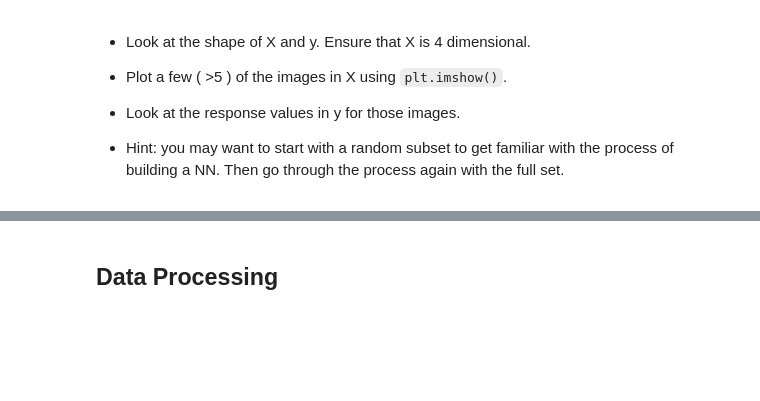
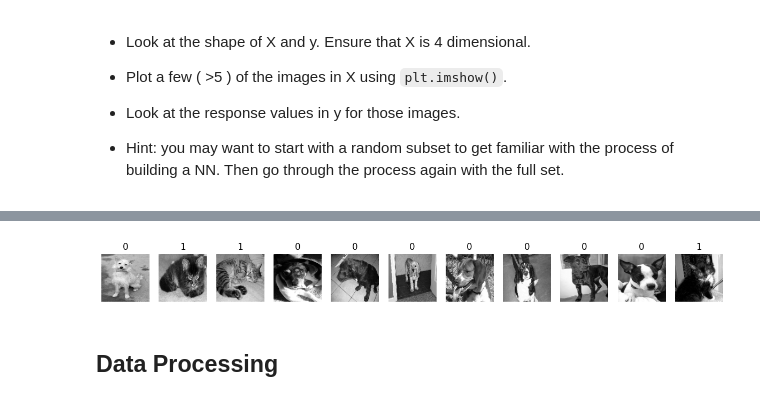
Before and after one commit to cyeef/Data-Science-Portfolio-C21-, a Jupyter notebook: Projects/Project-6/Images-To.Do.List.ipynb, the cells around one changed output, grey strips where cells are left out. Cells and saved outputs as stored; diff of their text form; code cells hidden in the pictures; blank space fills up the shorter version.

```diff
--- a/Projects/Project-6/Images-To.Do.List.ipynb
+++ b/Projects/Project-6/Images-To.Do.List.ipynb
@@ -21,0 +36,3 @@ pd.DataFrame?
+# %%
+target_url = "https://ddc-datascience.s3.amazonaws.com/Projects/Project.6-Images/Data/y.pickle"
+target_url
@@ -21,0 +41,3 @@ pd.DataFrame?
+# %%
+target = pd.read_pickle( target_url )
+type(target)
@@ -26,0 +61,2 @@ pd.DataFrame?
+# %%
+image_array = image_array / 255
@@ -26,0 +77,2 @@ pd.DataFrame?
+# %%
+target = np.array(target)
@@ -38,3 +122,18 @@ pd.DataFrame?
+# %%
+import matplotlib.pyplot as plt
+
+# Create a grid for 11 images
+fig, axes = plt.subplots(1, 11, figsize=(15, 3))
+
+for i, ax in enumerate(axes):
+    ax.imshow(image_array[i], cmap='gray')  # Display the image
+    ax.axis("off")  # Hide the axis lines
+    ax.set_title(target[i])
+
+
+plt.show()
+# %% [output]
+[figure, added]
 # %% [markdown]
 ## Data Processing
 # %% [markdown]
```
Also changed, not shown: parts of 39 cells of this notebook.
